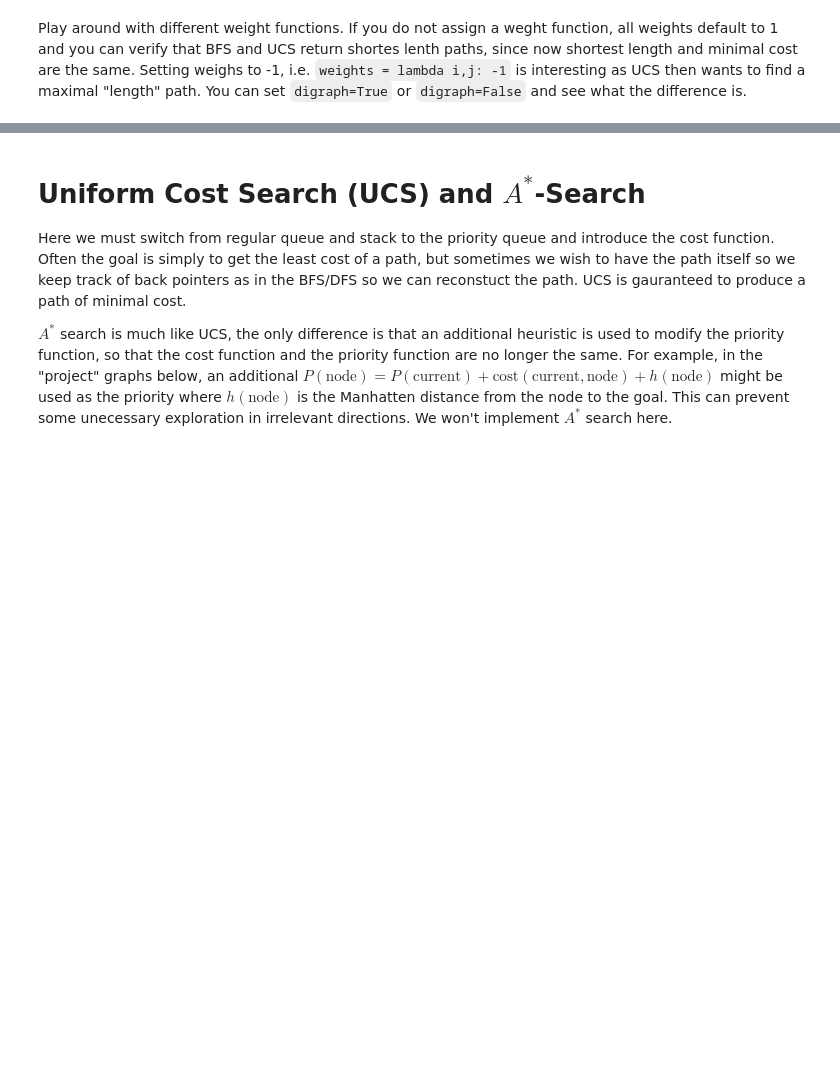
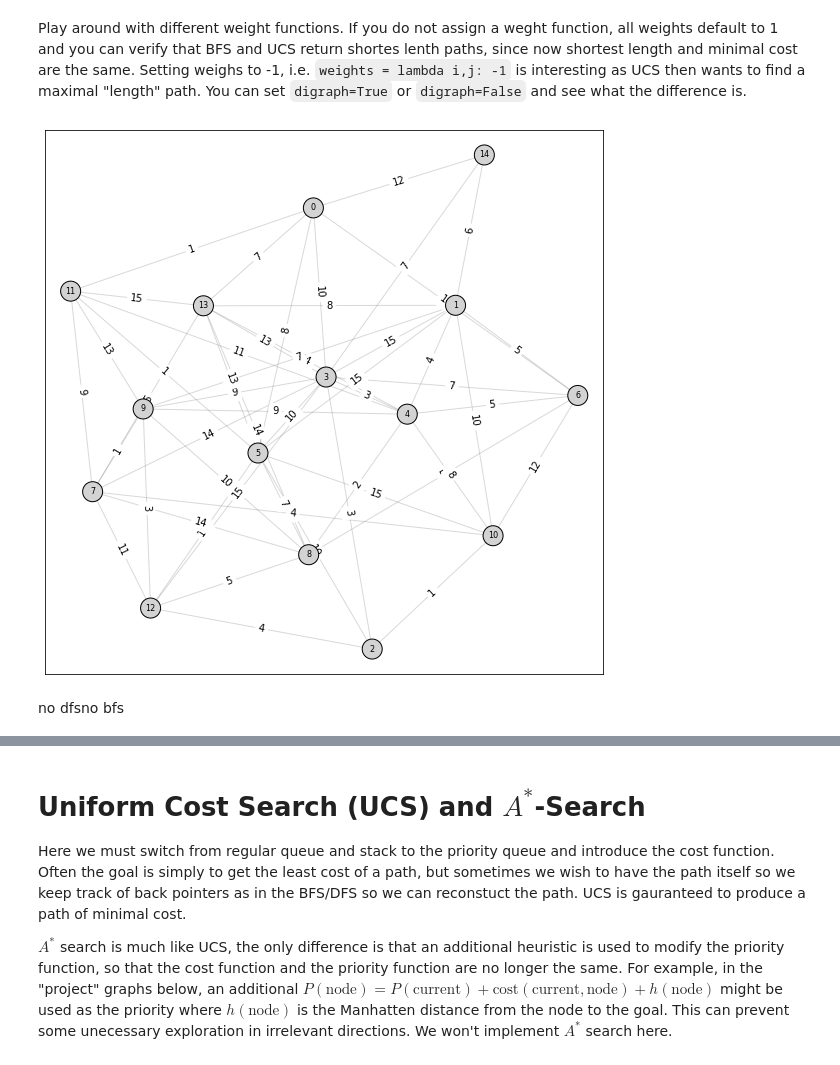
Before and after one commit to ketchers/Python-Play, a Jupyter notebook: GraphSearch.ipynb, the cells around one changed output, grey strips where cells are left out. Saved outputs shown, nothing was run; the diff lists cells and outputs as text; code cells hidden in the pictures; blank space fills up the shorter version.

```diff
--- a/GraphSearch.ipynb
+++ b/GraphSearch.ipynb
@@ -53,7 +53,8 @@ def adjToNxGraph(G, digraph=True):
                 Gr[node][adj]['weight'] = G[node][adj]
     return Gr
 
-def showGraph(G, start, goal, paths = [], labels = True, node_pos = 'neato', gsize = (14,14), digraph=True):
+def showGraph(G, start, goal, paths = [], labels = None,
+              node_pos = 'neato', gsize = (14,14), save_file=None, digraph=True):
     """
     paths should be an array of which paths to show: 'bfs', 'dfs', 'ucs', 'astar'
     """
@@ -117,7 +118,8 @@ def showGraph(G, start, goal, paths = [], labels = True, node_pos = 'neato', gsi
         nodes = nx.draw_networkx_nodes(Gr, node_pos, ax = ax, node_color=node_col, node_size=50)
 
     if labels:
-        nx.draw_networkx_labels(Gr, node_pos, ax = ax, font_size = 8)
+        mapping = dict(zip(Gr.nodes,labels))
+        nx.draw_networkx_labels(Gr, node_pos, labels=mapping, ax = ax, font_size = 8)
 
     edge_col = ['purple' if edge in bedges and edge in dedges
                 else 'blue'   if edge in dedges
@@ -129,11 +131,14 @@ def showGraph(G, start, goal, paths = [], labels = True, node_pos = 'neato', gsi
 
     nx.draw_networkx_edge_labels(Gr, node_pos, ax = ax, edge_color=edge_col, edge_labels=edge_weight)
     nx.draw_networkx_edges(Gr, node_pos, ax = ax, edge_color=edge_col, width=edge_width, alpha=.3)
-    #plt.savefig("graph_output.png") # save as png
+
+    if save_file:
+        plt.savefig(save_file)
+
     plt.show()
 
-    result = "DFS gives a path of length {} with cost {}<br>".format(len(dpath) - 1, dcost) if 'dfs' in paths else "no dfs"
-    result += "BFS gives a path of length {} with cost {}. BFS always returns a minimal length path.<br>".format(len(bpath) - 1, bcost) if 'bfs' in paths else "no bfs"
+    result = "DFS gives a path of length {} with cost {}<br>".format(len(dpath) - 1, dcost) if 'dfs' in paths else ""
+    result += "BFS gives a path of length {} with cost {}. BFS always returns a minimal length path.<br>".format(len(bpath) - 1, bcost) if 'bfs' in paths else ""
     result += "UCS gives a path of length {} with cost {}. UCS alway returns a minimal cost path.".format(len(upath) - 1, ucost) if 'ucs' in paths else ""
 
     display(HTML(result))  # Need display in Jupyter
@@ -274,6 +279,10 @@ def genRandDiGraph(n, p = .5, weights = lambda i,j: 1, digraph=True):
 Play around with different weight functions. If you do not assign a weght function, all weights default to 1 and you can verify that BFS and UCS return shortes lenth paths, since now shortest length and minimal cost are the same. Setting weighs to -1, i.e. `weights = lambda i,j: -1` is interesting as UCS then wants to find a maximal "length" path. You can set `digraph=True` or `digraph=False` and see what the difference is.
 # %%
 RandomG = genRandDiGraph(15, .4, weights=lambda i,j : randi(1, 15), digraph=False)
+showGraph(RandomG, 4, 3, gsize=(10,10), digraph=False)
+# %% [output]
+[figure, added]
+no dfsno bfs
 # %%
 showGraph(RandomG, 4, 3, paths=['bfs','dfs'], gsize=(10,10), digraph=False)
 # %% [output]
```
Also changed, not shown: parts of 12 cells of this notebook.
